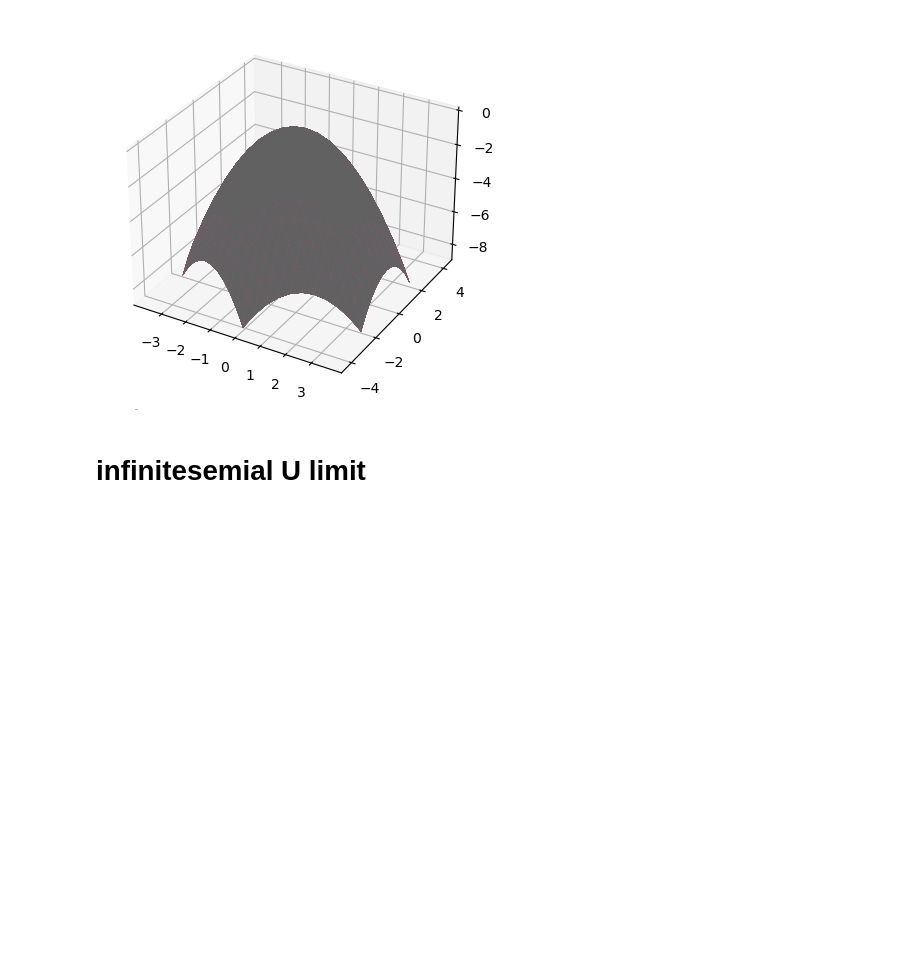
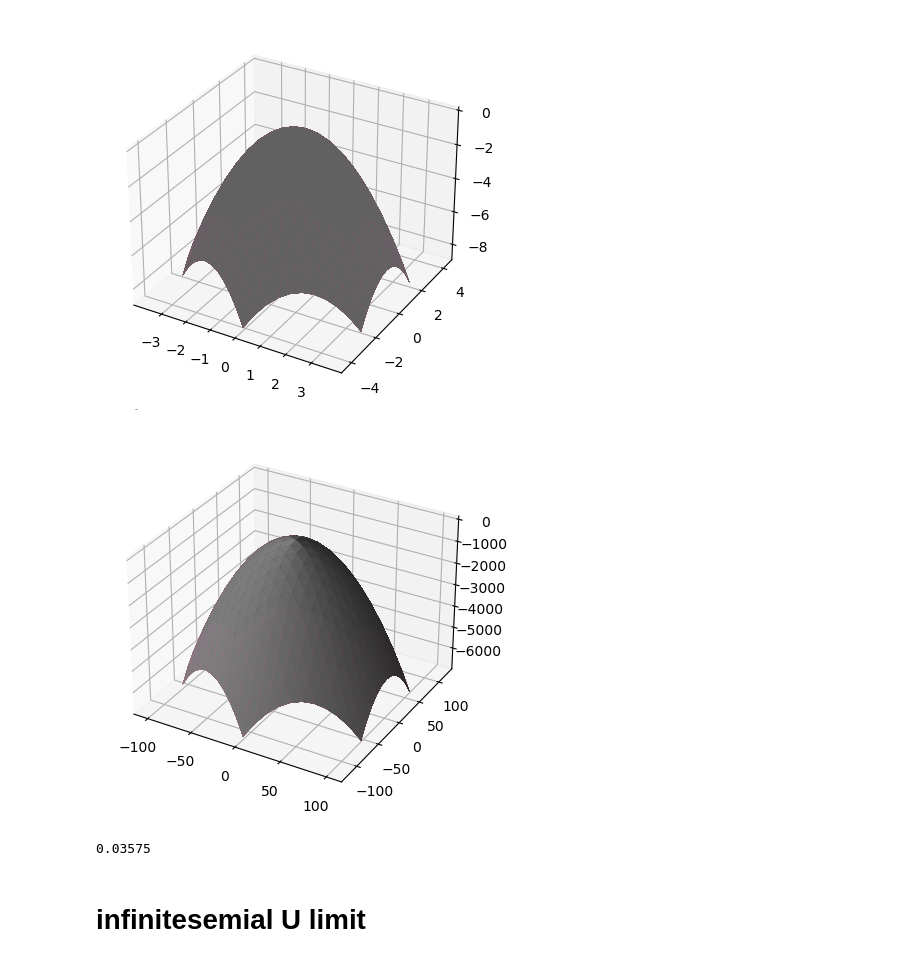
Before and after one commit to hainingpan/HartreeFock_GPT, a Jupyter notebook: test_coding/Outputs_o1/test_2111_01152.ipynb, the cells around one changed output. Drawn from its saved outputs; the diff is of its cells as text; code cells hidden in the pictures; blank space fills up the shorter version.

```diff
--- a/test_coding/Outputs_o1/test_2111_01152.ipynb
+++ b/test_coding/Outputs_o1/test_2111_01152.ipynb
@@ -63,6 +68,20 @@ plot_2d_bandstructure(ham,en)
 [figure]
 # %%
 Dispersion magnitude is too small
+# %%
+ham=code_2111_01152_new_2.HartreeFockHamiltonian(N_shell=10,parameters={'a_G':3.575e-10,})
+# %%
+h_nonint = ham.generate_non_interacting()
+# %%
+wf,en=HF.diagonalize(h_nonint.reshape((np.product(ham.D),np.product(ham.D),-1)))
+# %%
+plot_2d_bandstructure(ham,en)
+# %% [output]
+[figure, added]
+# %%
+ham.a_M
+# %% [output]
+0.03575
 # %% [markdown]
 #  infinitesemial U limit
 # %%
```
Also changed, not shown: parts of 15 cells of this notebook, 5 other files.
